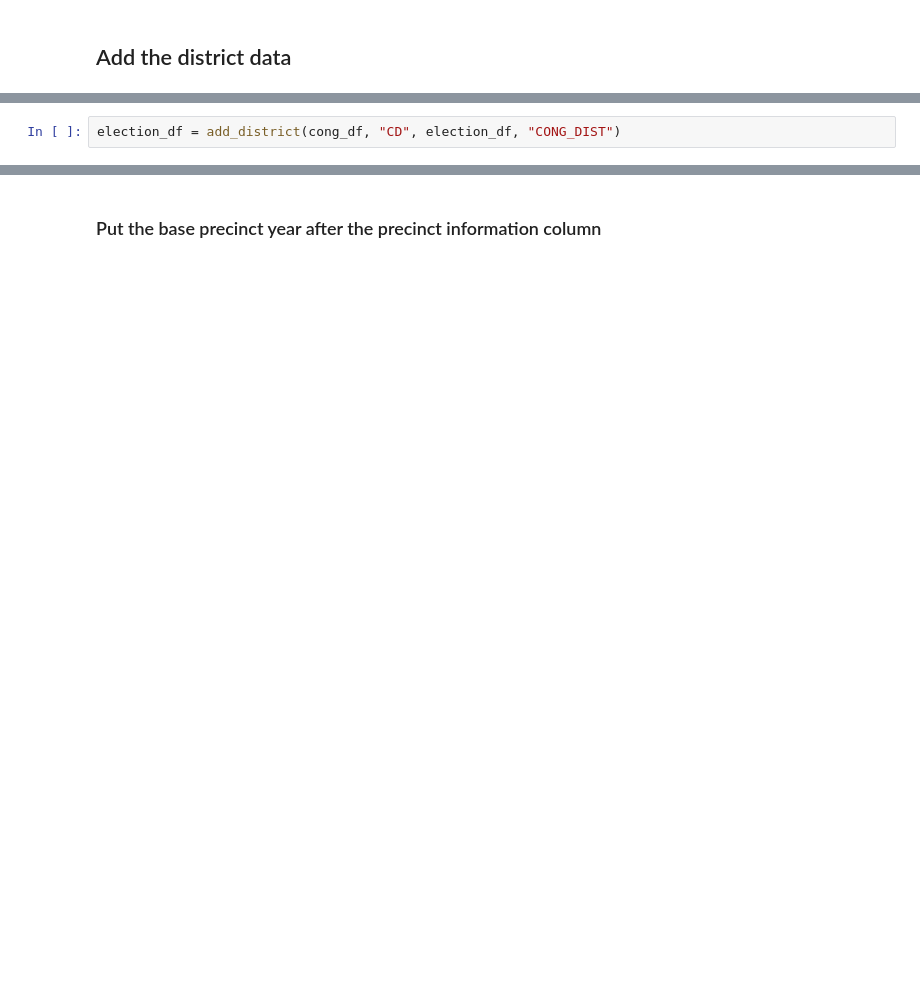
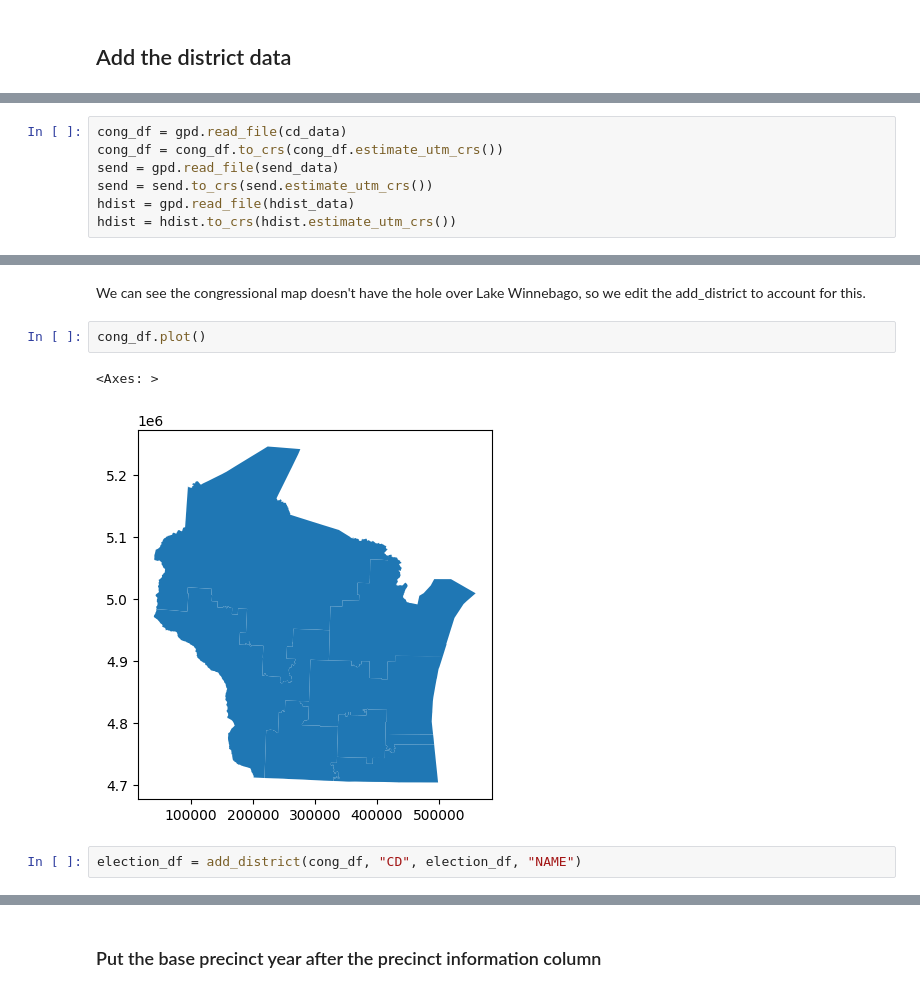
Before and after one commit to eveomett-states/Wisconsin, a Jupyter notebook: wi.ipynb, the cells around one changed output, grey strips where cells are left out. Drawn from its saved outputs; the diff is of its cells as text; blank space fills up the shorter version.

```diff
--- a/wi.ipynb
+++ b/wi.ipynb
@@ -253,2 +364,9 @@ hdist = gpd.read_file(hdist_data)
+# %%
+cong_df = gpd.read_file(cd_data)
+cong_df = cong_df.to_crs(cong_df.estimate_utm_crs())
+send = gpd.read_file(send_data)
+send = send.to_crs(send.estimate_utm_crs())
+hdist = gpd.read_file(hdist_data)
+hdist = hdist.to_crs(hdist.estimate_utm_crs())
 # %%
 cong_df.head()
@@ -255,4 +390,11 @@ cong_df.head()
+# %% [markdown]
+We can see the congressional map doesn't have the hole over Lake Winnebago, so we edit the add_district to account for this.
+# %%
+cong_df.plot()
+# %% [output]
+<Axes: >
+[figure, added]
 # %%
-election_df = add_district(cong_df, "CD", election_df, "CONG_DIST")
+election_df = add_district(cong_df, "CD", election_df, "NAME")
 # %%
 send.head()
```
Also changed, not shown: parts of 50 cells of this notebook, 1 other file.
